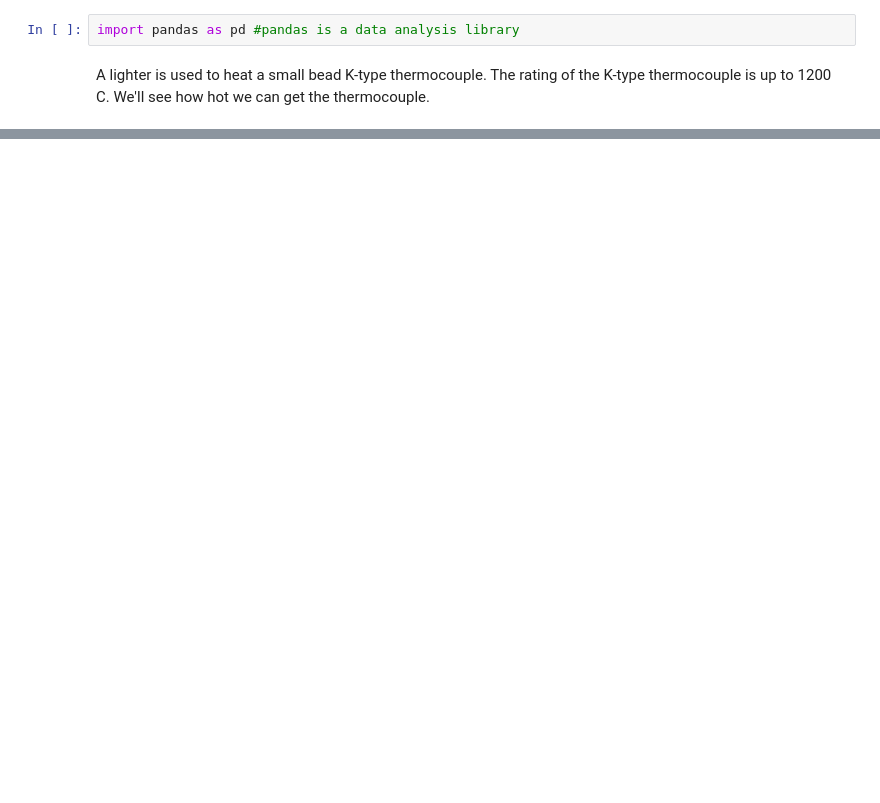
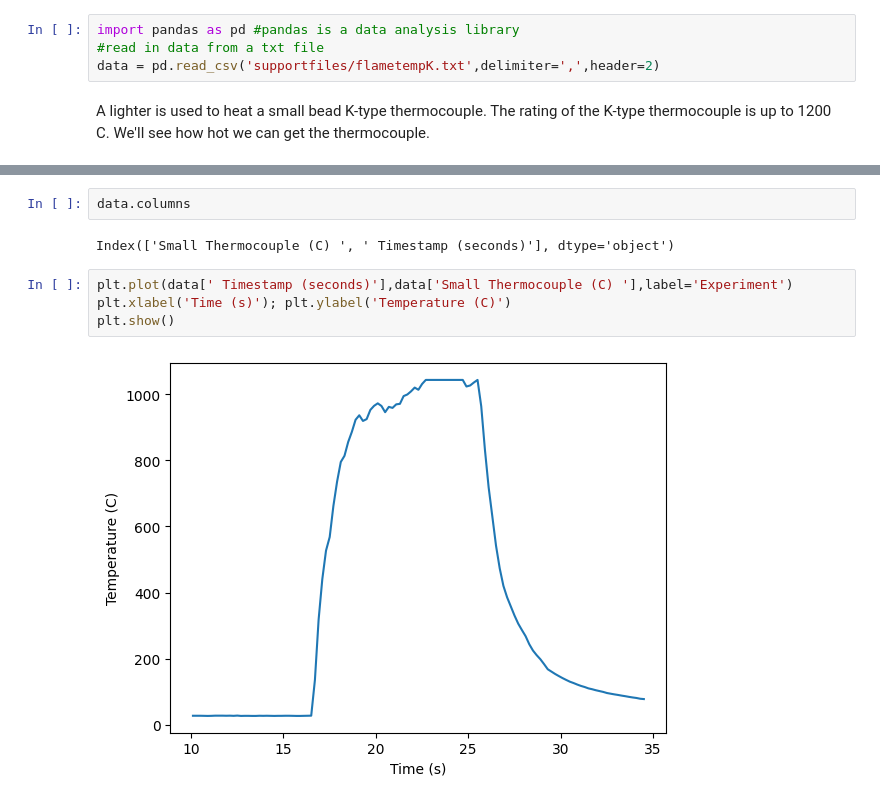
Before and after one commit to clint-bg/comptools, a Jupyter notebook: _build/jupyter_execute/lectures/01-Motive.ipynb, the cells around one changed output, grey strips where cells are left out. Cells and saved outputs as stored; diff of their text form; blank space fills up the shorter version.

```diff
--- a/_build/jupyter_execute/lectures/01-Motive.ipynb
+++ b/_build/jupyter_execute/lectures/01-Motive.ipynb
@@ -219,5 +218,7 @@ Dr. Lignell discusses combustion processes and numerical methods further in his
 An ESP32, MAX6675, and K type thermocouple are used to measure the temperature of the flame. The MAX6675 is a thermocouple amplifier that converts the thermocouple voltage to a digital signal that can be read by the ESP32. The ESP32 is a low-cost microcontroller that can be programmed with the Arduino IDE. The data collected by the ESP32 can be pushed to an andoid phone via classic bluetooth (or to a windows machine via bluetooth).
 # %%
 import pandas as pd #pandas is a data analysis library
+#read in data from a txt file
+data = pd.read_csv('supportfiles/flametempK.txt',delimiter=',',header=2)
 # %% [markdown]
 A lighter is used to heat a small bead K-type thermocouple. The rating of the K-type thermocouple is up to 1200 C. We'll see how hot we can get the thermocouple.
@@ -223,0 +234,10 @@ A lighter is used to heat a small bead K-type thermocouple. The rating of the K-
+# %%
+data.columns
+# %% [output]
+Index(['Small Thermocouple (C) ', ' Timestamp (seconds)'], dtype='object')
+# %%
+plt.plot(data[' Timestamp (seconds)'],data['Small Thermocouple (C) '],label='Experiment')
+plt.xlabel('Time (s)'); plt.ylabel('Temperature (C)')
+plt.show()
+# %% [output]
+[figure, added]
```
Also changed, not shown: parts of 5 cells of this notebook, 20 other files.
